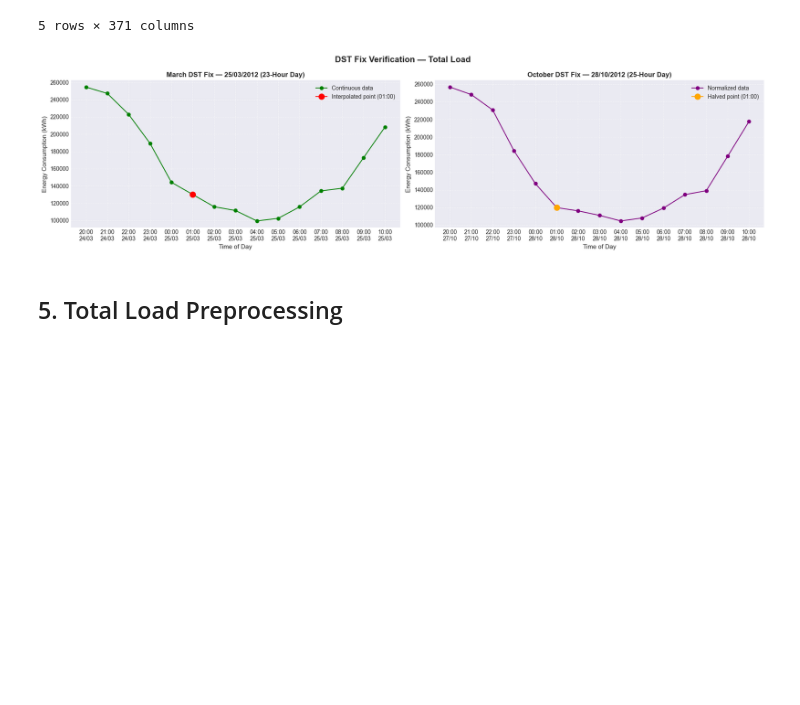
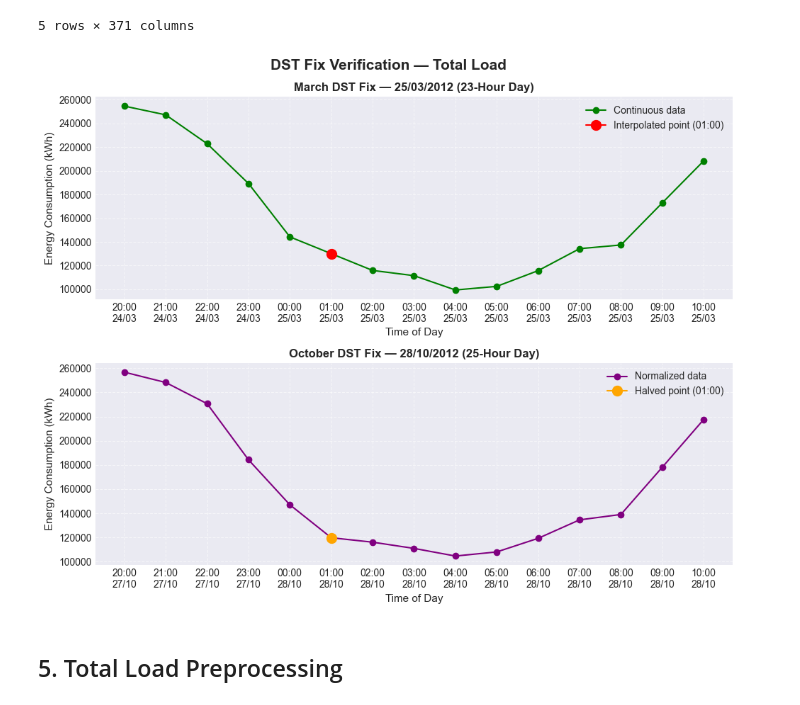
Before and after one commit to Dai-Nguyen1506/Electricity-Load-Diagrams, a Jupyter notebook: notebooks/03_preprocessing.ipynb, the cells around one changed output. Saved outputs shown, nothing was run; the diff lists cells and outputs as text; code cells hidden in the pictures; blank space fills up the shorter version.

Commit message:
update plots

```diff
--- a/notebooks/03_preprocessing.ipynb
+++ b/notebooks/03_preprocessing.ipynb
@@ -270,39 +270,39 @@ df_oct = df_hourly.loc['2012-10-27 20:00:00':'2012-10-28 10:00:00']
 div_point = pd.Timestamp('2012-10-28 01:00:00')
 
 # FIGURE
-fig, (ax1, ax2) = plt.subplots(1, 2, figsize=(18, 5))
+fig, (ax1, ax2) = plt.subplots(2, 1, figsize=(10, 8))
 fig.suptitle('DST Fix Verification — Total Load', fontsize=15, fontweight='bold')
 
 # LEFT: March (interpolated point)
 ax1.plot(df_mar.index, df_mar['total_load'],
          marker='o', linestyle='-', color='green', label='Continuous data')
 ax1.plot(interp_point, df_hourly.loc[interp_point, 'total_load'],
          marker='o', markersize=10, color='red', label='Interpolated point (01:00)')
 ax1.set_title('March DST Fix — 25/03/2012 (23-Hour Day)', fontsize=12, fontweight='bold')
 ax1.set_xlabel('Time of Day', fontsize=11)
 ax1.set_ylabel('Energy Consumption (kWh)', fontsize=11)
 ax1.xaxis.set_major_formatter(mdates.DateFormatter('%H:%M\n%d/%m'))
 ax1.xaxis.set_major_locator(mdates.HourLocator(interval=1))
 ax1.legend()
 ax1.grid(True, linestyle='--', alpha=0.6)
 
 # RIGHT: October (halved point)
 ax2.plot(df_oct.index, df_oct['total_load'],
          marker='o', linestyle='-', color='purple', label='Normalized data')
 ax2.plot(div_point, df_hourly.loc[div_point, 'total_load'],
          marker='o', markersize=10, color='orange', label='Halved point (01:00)')
 ax2.set_title('October DST Fix — 28/10/2012 (25-Hour Day)', fontsize=12, fontweight='bold')
 ax2.set_xlabel('Time of Day', fontsize=11)
 ax2.set_ylabel('Energy Consumption (kWh)', fontsize=11)
 ax2.xaxis.set_major_formatter(mdates.DateFormatter('%H:%M\n%d/%m'))
 ax2.xaxis.set_major_locator(mdates.HourLocator(interval=1))
 ax2.legend()
 ax2.grid(True, linestyle='--', alpha=0.6)
 
 plt.tight_layout()
 plt.show()
 # %% [output]
-[figure, old version]
+[figure, new version]
 # %% [markdown]
 ## 5. Total Load Preprocessing
 # %%
```
